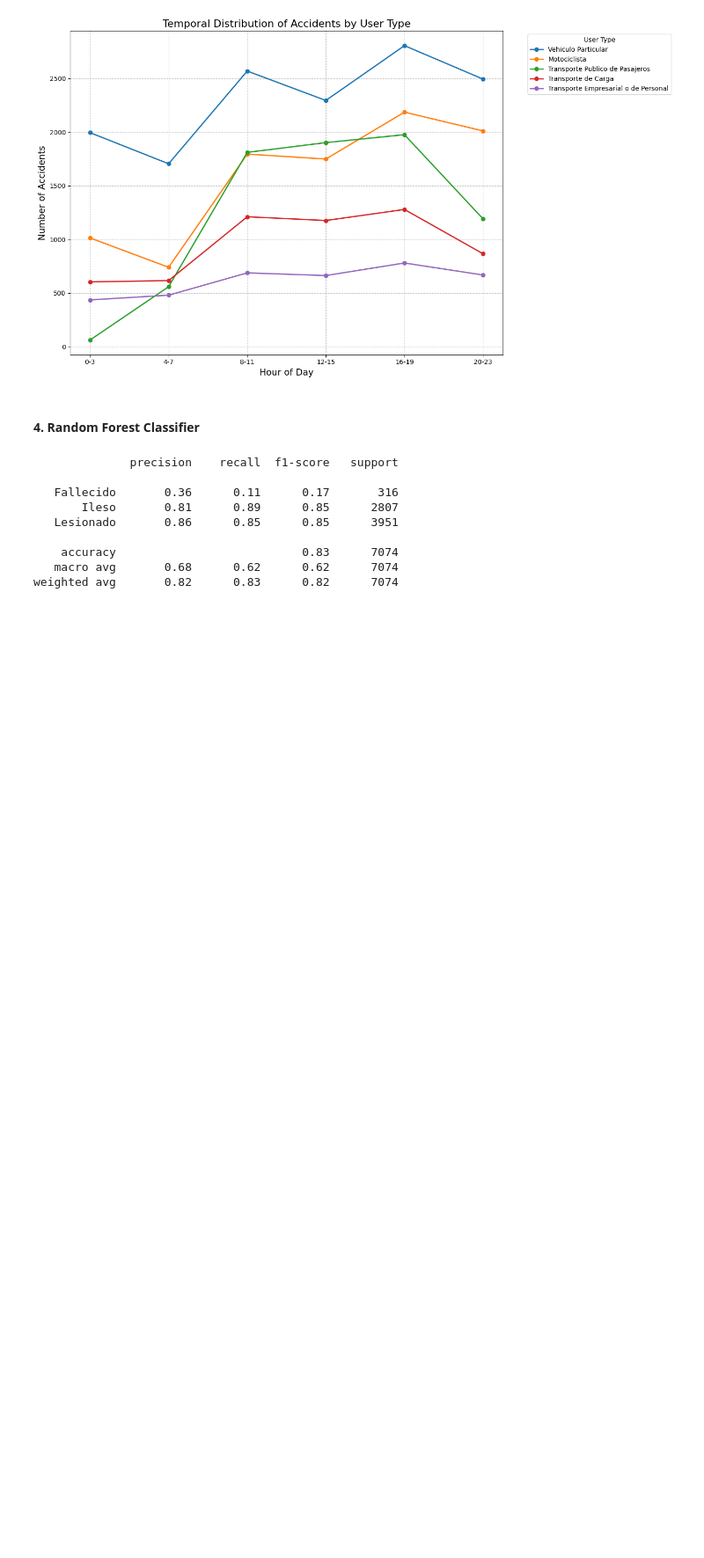
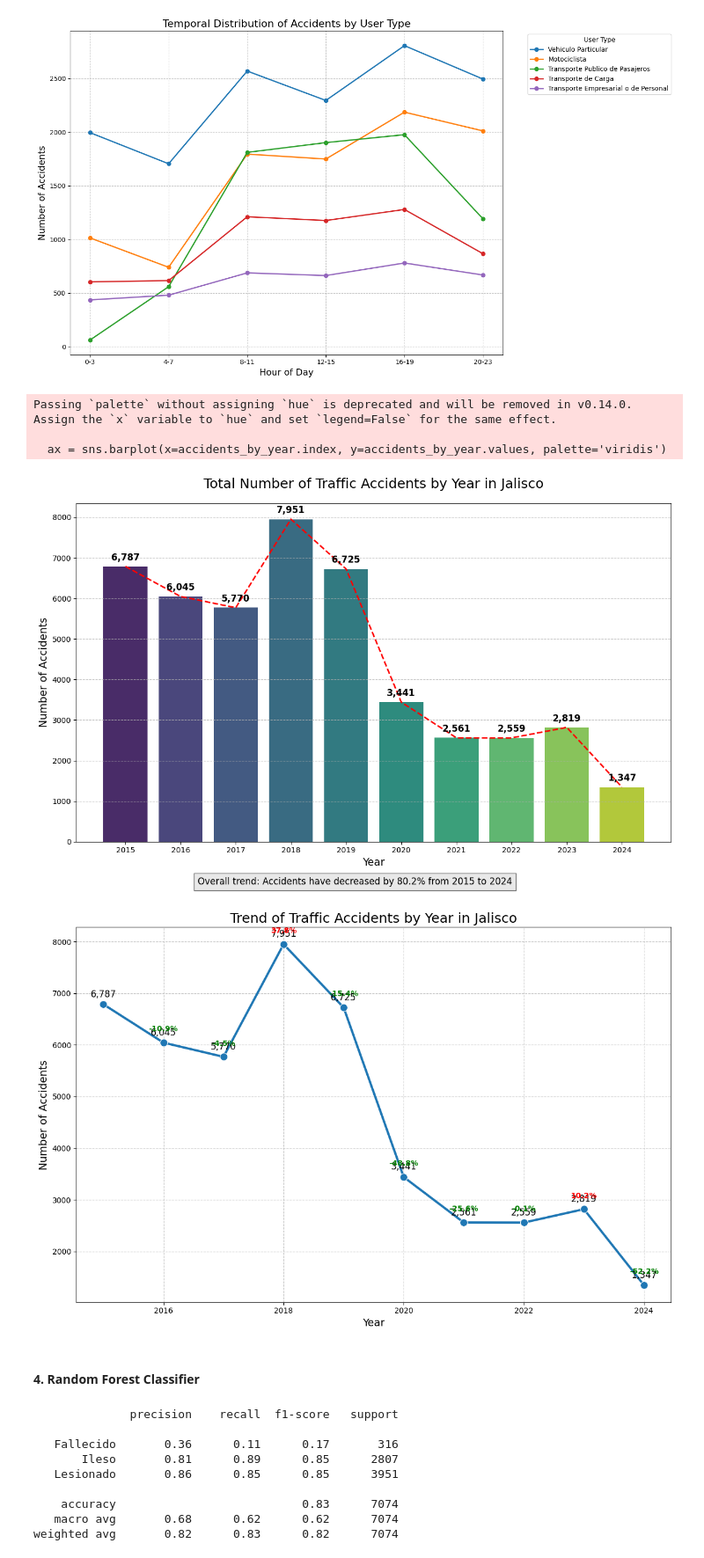
Before and after one commit to isaac-evs/amg_road_accidents_eda, a Jupyter notebook: main.ipynb, the cells around one changed output. Shown at 88% size. Saved outputs shown, nothing was run; the diff lists cells and outputs as text; code cells hidden in the pictures; blank space fills up the shorter version.

```diff
--- a/main.ipynb
+++ b/main.ipynb
@@ -569,6 +569,71 @@ if line_columns:
 <Figure size 1400x800 with 0 Axes>
 [figure]
 [figure]
+# %%
+import pandas as pd
+import matplotlib.pyplot as plt
+import seaborn as sns
+
+accidents_by_year = df['year'].value_counts().sort_index()
+
+plt.figure(figsize=(12, 8))
+ax = sns.barplot(x=accidents_by_year.index, y=accidents_by_year.values, palette='viridis')
+
+plt.plot(range(len(accidents_by_year)), accidents_by_year.values, 'r--', linewidth=2)
+
+plt.title('Total Number of Traffic Accidents by Year in Jalisco', fontsize=18, pad=20)
+plt.xlabel('Year', fontsize=14)
+plt.ylabel('Number of Accidents', fontsize=14)
+plt.grid(axis='y', linestyle='--', alpha=0.7)
+
+for i, v in enumerate(accidents_by_year.values):
+    ax.text(i, v + 100, f'{v:,}', ha='center', va='bottom', fontsize=12, fontweight='bold')
+
+years = accidents_by_year.index.tolist()
+values = accidents_by_year.values.tolist()
+if len(years) > 1:
+
+    pct_change = ((values[-1] - values[0]) / values[0]) * 100
+    change_direction = "increased" if pct_change > 0 else "decreased"
+
+    plt.figtext(0.5, 0.01,
+                f"Overall trend: Accidents have {change_direction} by {abs(pct_change):.1f}% from {years[0]} to {years[-1]}",
+                ha="center", fontsize=12, bbox={"facecolor":"lightgray", "alpha":0.5, "pad":5})
+
+plt.tight_layout(rect=[0, 0.03, 1, 0.97])
+plt.show()
+
+plt.figure(figsize=(12, 8))
+sns.lineplot(x=accidents_by_year.index, y=accidents_by_year.values, marker='o', linewidth=3, markersize=10)
+
+plt.title('Trend of Traffic Accidents by Year in Jalisco', fontsize=18)
+plt.xlabel('Year', fontsize=14)
+plt.ylabel('Number of Accidents', fontsize=14)
+plt.grid(linestyle='--', alpha=0.7)
+
+for i, v in enumerate(accidents_by_year.values):
+    plt.text(accidents_by_year.index[i], v + 100, f'{v:,}', ha='center', va='bottom', fontsize=12)
+
+if len(years) > 1:
+    for i in range(1, len(years)):
+        yearly_change = ((values[i] - values[i-1]) / values[i-1]) * 100
+        color = "green" if yearly_change < 0 else "red"
+        plt.annotate(f"{yearly_change:.1f}%",
+                     xy=(years[i], values[i]),
+                     xytext=(0, 15),
+                     textcoords="offset points",
+                     ha='center',
+                     color=color,
+                     fontweight='bold')
+
+plt.tight_layout()
+plt.show()
+# %% [output]
+Passing `palette` without assigning `hue` is deprecated and will be removed in v0.14.0. Assign the `x` variable to `hue` and set `legend=False` for the same effect.
+
+  ax = sns.barplot(x=accidents_by_year.index, y=accidents_by_year.values, palette='viridis')
+[figure, added]
+[figure, added]
 # %% [markdown]
 #### **4. Random Forest Classifier**
 # %%
```
